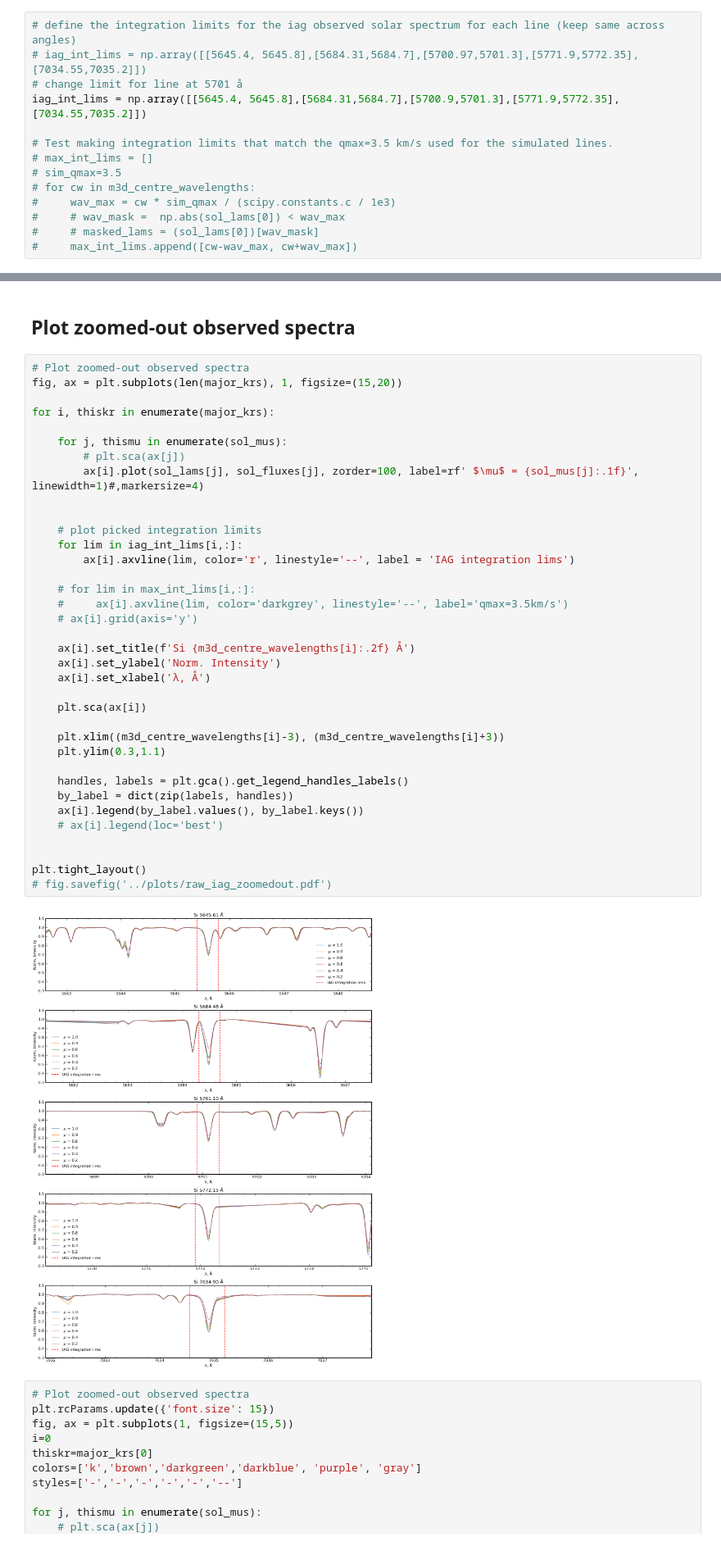
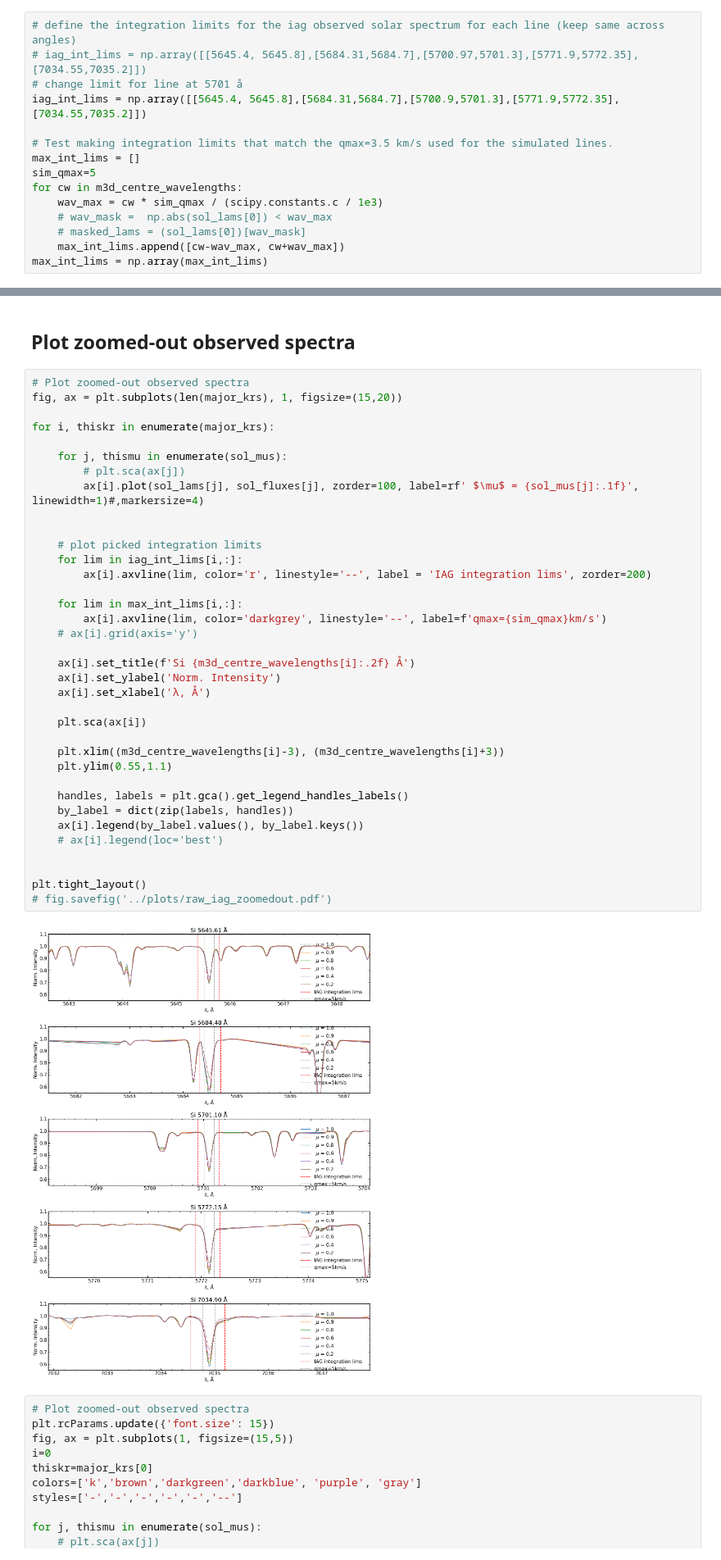
Before and after one commit to nohg/SiliconM3DAnalysis, a Jupyter notebook: Observed_spec.ipynb, the cells around one changed output, grey strips where cells are left out. Shown at 82% size. Drawn from its saved outputs; the diff is of its cells as text.

Commit message:
change qmax to range

```diff
--- a/Observed_spec.ipynb
+++ b/Observed_spec.ipynb
@@ -57,10 +57,11 @@ for sm, sol_lam_mu in enumerate(sol_lams_raw):
 iag_int_lims = np.array([[5645.4, 5645.8],[5684.31,5684.7],[5700.9,5701.3],[5771.9,5772.35],[7034.55,7035.2]])
 
 # Test making integration limits that match the qmax=3.5 km/s used for the simulated lines.
-# max_int_lims = []
-# sim_qmax=3.5
-# for cw in m3d_centre_wavelengths:
-#     wav_max = cw * sim_qmax / (scipy.constants.c / 1e3)
-#     # wav_mask =  np.abs(sol_lams[0]) < wav_max
-#     # masked_lams = (sol_lams[0])[wav_mask]
-#     max_int_lims.append([cw-wav_max, cw+wav_max])
+max_int_lims = []
+sim_qmax=5
+for cw in m3d_centre_wavelengths:
+    wav_max = cw * sim_qmax / (scipy.constants.c / 1e3)
+    # wav_mask =  np.abs(sol_lams[0]) < wav_max
+    # masked_lams = (sol_lams[0])[wav_mask]
+    max_int_lims.append([cw-wav_max, cw+wav_max])
+max_int_lims = np.array(max_int_lims)
@@ -85,38 +94,38 @@ fig, ax = plt.subplots(len(major_krs), 1, figsize=(15,20))
 
 for i, thiskr in enumerate(major_krs):
 
     for j, thismu in enumerate(sol_mus):
         # plt.sca(ax[j])
         ax[i].plot(sol_lams[j], sol_fluxes[j], zorder=100, label=rf' $\mu$ = {sol_mus[j]:.1f}', linewidth=1)#,markersize=4)
 
 
     # plot picked integration limits
     for lim in iag_int_lims[i,:]:
-        ax[i].axvline(lim, color='r', linestyle='--', label = 'IAG integration lims')
+        ax[i].axvline(lim, color='r', linestyle='--', label = 'IAG integration lims', zorder=200)
 
-    # for lim in max_int_lims[i,:]:
-    #     ax[i].axvline(lim, color='darkgrey', linestyle='--', label='qmax=3.5km/s')
+    for lim in max_int_lims[i,:]:
+        ax[i].axvline(lim, color='darkgrey', linestyle='--', label=f'qmax={sim_qmax}km/s')
     # ax[i].grid(axis='y')
 
     ax[i].set_title(f'Si {m3d_centre_wavelengths[i]:.2f} Å')
     ax[i].set_ylabel('Norm. Intensity')
     ax[i].set_xlabel('λ, Å')
 
     plt.sca(ax[i])
 
     plt.xlim((m3d_centre_wavelengths[i]-3), (m3d_centre_wavelengths[i]+3))
-    plt.ylim(0.3,1.1)
+    plt.ylim(0.55,1.1)
 
     handles, labels = plt.gca().get_legend_handles_labels()
     by_label = dict(zip(labels, handles))
     ax[i].legend(by_label.values(), by_label.keys())
     # ax[i].legend(loc='best')
 
 
 plt.tight_layout()
 # fig.savefig('../plots/raw_iag_zoomedout.pdf')
 # %% [output]
-[figure, old version]
+[figure, new version]
 # %%
 # Plot zoomed-out observed spectra
 plt.rcParams.update({'font.size': 15})
```
Also changed, not shown: parts of 4 cells of this notebook, 1 other file.
